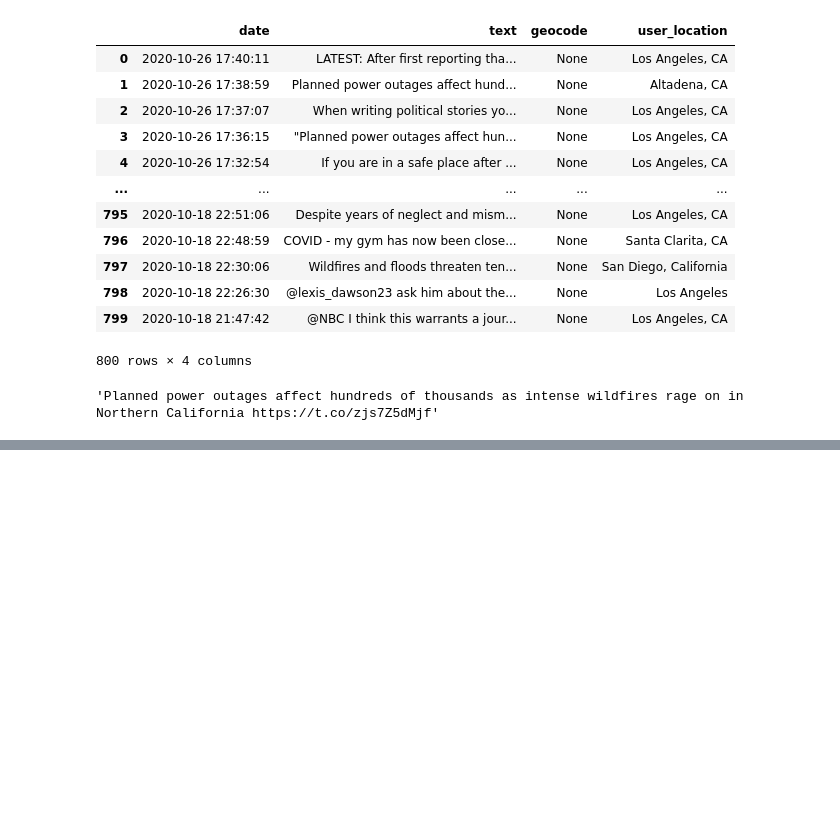
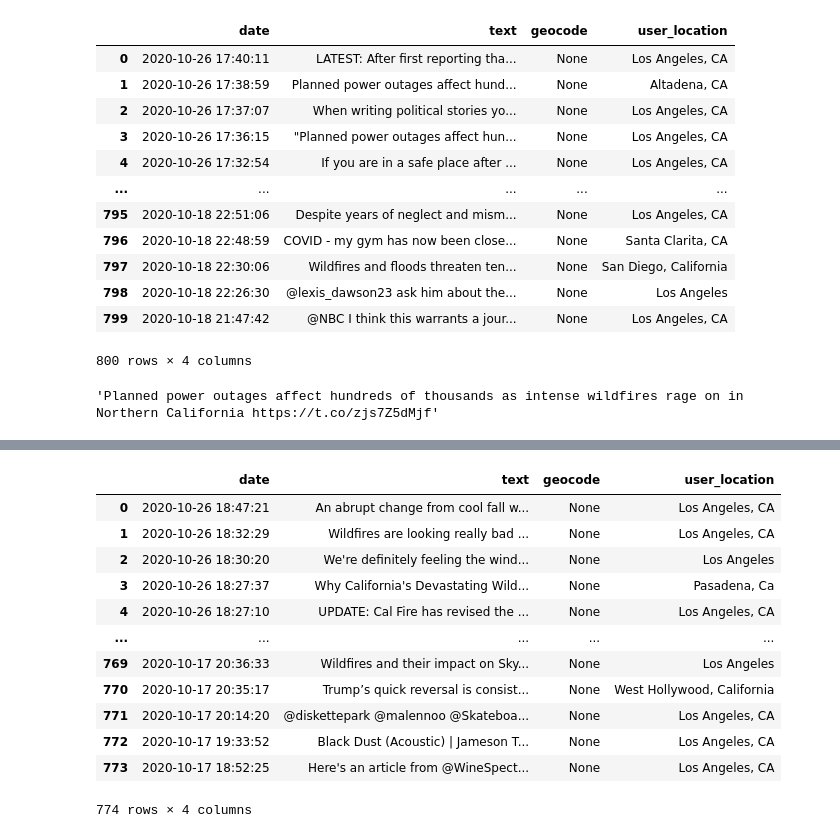
Before and after one commit to jefremides/Project_5, a Jupyter notebook: sean.ipynb, the cells around one changed output, grey strips where cells are left out. Cells and saved outputs as stored; diff of their text form; code cells hidden in the pictures; blank space fills up the shorter version.

```diff
--- a/sean.ipynb
+++ b/sean.ipynb
@@ -108,0 +148,20 @@ best.to_csv('twitter/best_tweets.csv',index=False)
+# %%
+la_geo2 = '34.05349,-118.24532,10mi'
+# %%
+la_refined = get_tweets(la_geo2,my_dates)
+# %%
+la_refined
+# %% [output]
+|  | date | text | geocode | user_location |
+| 0 | 2020-10-26 18:47:21 | An abrupt change from cool fall w... | None | Los Angeles, CA |
+| 1 | 2020-10-26 18:32:29 | Wildfires are looking really bad ... | None | Los Angeles, CA |
+| 2 | 2020-10-26 18:30:20 | We're definitely feeling the wind... | None | Los Angeles |
+| 3 | 2020-10-26 18:27:37 | Why California's Devastating Wild... | None | Pasadena, Ca |
+| 4 | 2020-10-26 18:27:10 | UPDATE: Cal Fire has revised the ... | None | Los Angeles, CA |
+| ... | ... | ... | ... | ... |
+| 769 | 2020-10-17 20:36:33 | Wildfires and their impact on Sky... | None | Los Angeles |
+| 770 | 2020-10-17 20:35:17 | Trump’s quick reversal is consist... | None | West Hollywood, California |
+| 771 | 2020-10-17 20:14:20 | @diskettepark @malennoo @Skateboa... | None | Los Angeles, CA |
+| 772 | 2020-10-17 19:33:52 | Black Dust (Acoustic) | Jameson T... | None | Los Angeles, CA |
+| 773 | 2020-10-17 18:52:25 | Here's an article from @WineSpect... | None | Los Angeles, CA |
+774 rows × 4 columns
```
Also changed, not shown: parts of 51 cells of this notebook, 4 other files.
